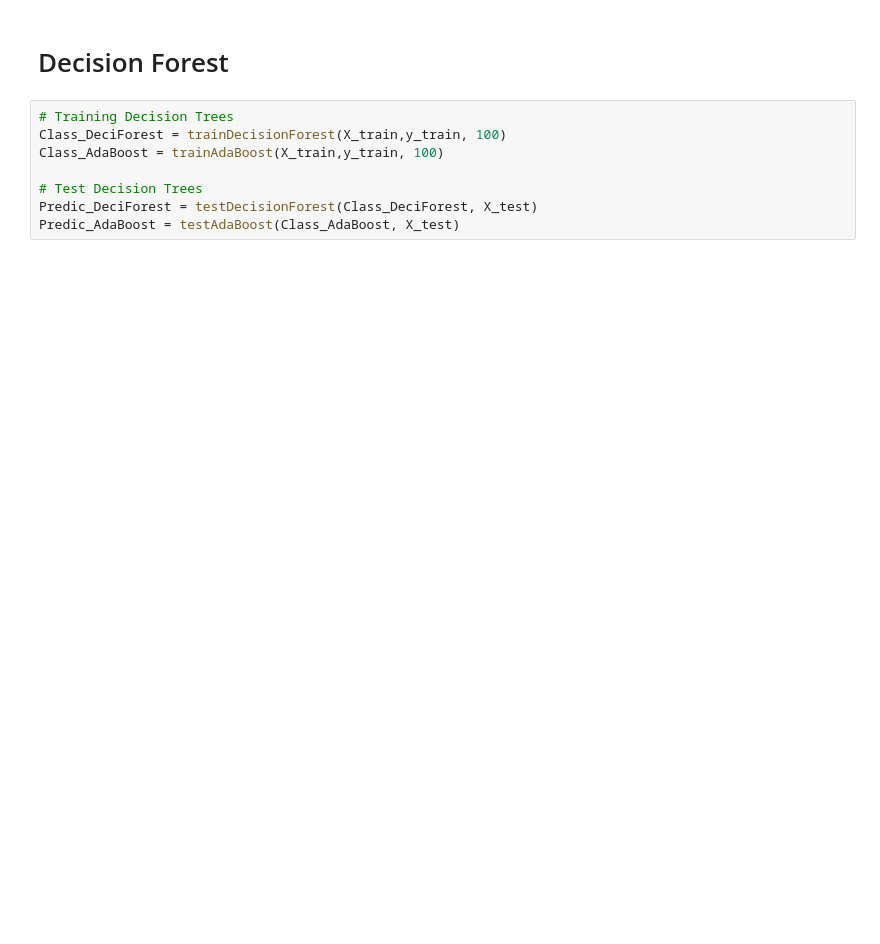
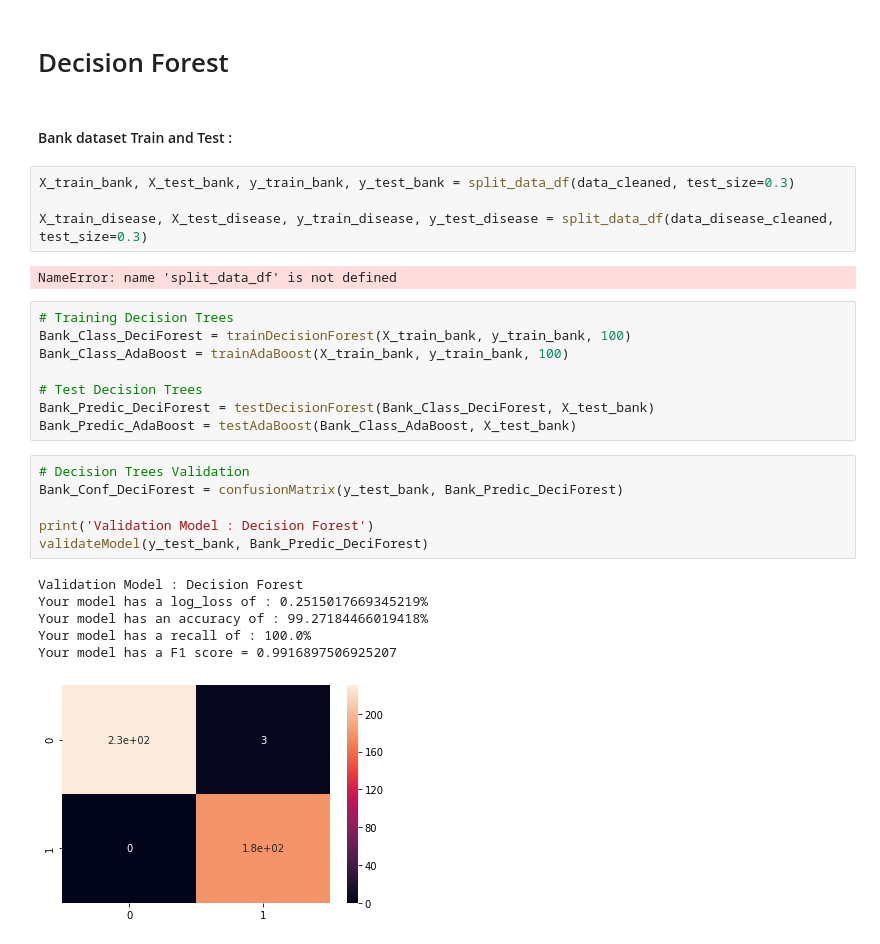
Before and after one commit to sellaziz/projet-ml-imta, a Jupyter notebook: binary-classification/BinaryClassificationProject.ipynb, the cells around one changed output. Cells and saved outputs as stored; diff of their text form; blank space fills up the shorter version.

Commit message:
Decision Tree Notebook Update

```diff
--- a/binary-classification/BinaryClassificationProject.ipynb
+++ b/binary-classification/BinaryClassificationProject.ipynb
@@ -443,10 +438,31 @@ The best accuracy was with 1.0 with k= 7
 # %% [markdown]
 # Decision Forest
+# %% [markdown]
+#### Bank dataset Train and Test :
+# %%
+X_train_bank, X_test_bank, y_train_bank, y_test_bank = split_data_df(data_cleaned, test_size=0.3)
+
+X_train_disease, X_test_disease, y_train_disease, y_test_disease = split_data_df(data_disease_cleaned, test_size=0.3)
+# %% [output]
+NameError: name 'split_data_df' is not defined
 # %%
 # Training Decision Trees
-Class_DeciForest = trainDecisionForest(X_train,y_train, 100)
-Class_AdaBoost = trainAdaBoost(X_train,y_train, 100)
+Bank_Class_DeciForest = trainDecisionForest(X_train_bank, y_train_bank, 100)
+Bank_Class_AdaBoost = trainAdaBoost(X_train_bank, y_train_bank, 100)
 
 # Test Decision Trees
-Predic_DeciForest = testDecisionForest(Class_DeciForest, X_test)
-Predic_AdaBoost = testAdaBoost(Class_AdaBoost, X_test)
+Bank_Predic_DeciForest = testDecisionForest(Bank_Class_DeciForest, X_test_bank)
+Bank_Predic_AdaBoost = testAdaBoost(Bank_Class_AdaBoost, X_test_bank)
+# %%
+# Decision Trees Validation
+Bank_Conf_DeciForest = confusionMatrix(y_test_bank, Bank_Predic_DeciForest)
+
+print('Validation Model : Decision Forest')
+validateModel(y_test_bank, Bank_Predic_DeciForest)
+# %% [output]
+Validation Model : Decision Forest
+Your model has a log_loss of : 0.2515017669345219%
+Your model has an accuracy of : 99.27184466019418%
+Your model has a recall of : 100.0%
+Your model has a F1 score = 0.9916897506925207
+[figure, added]
```
Also changed, not shown: parts of 18 cells of this notebook, 1 other file.
